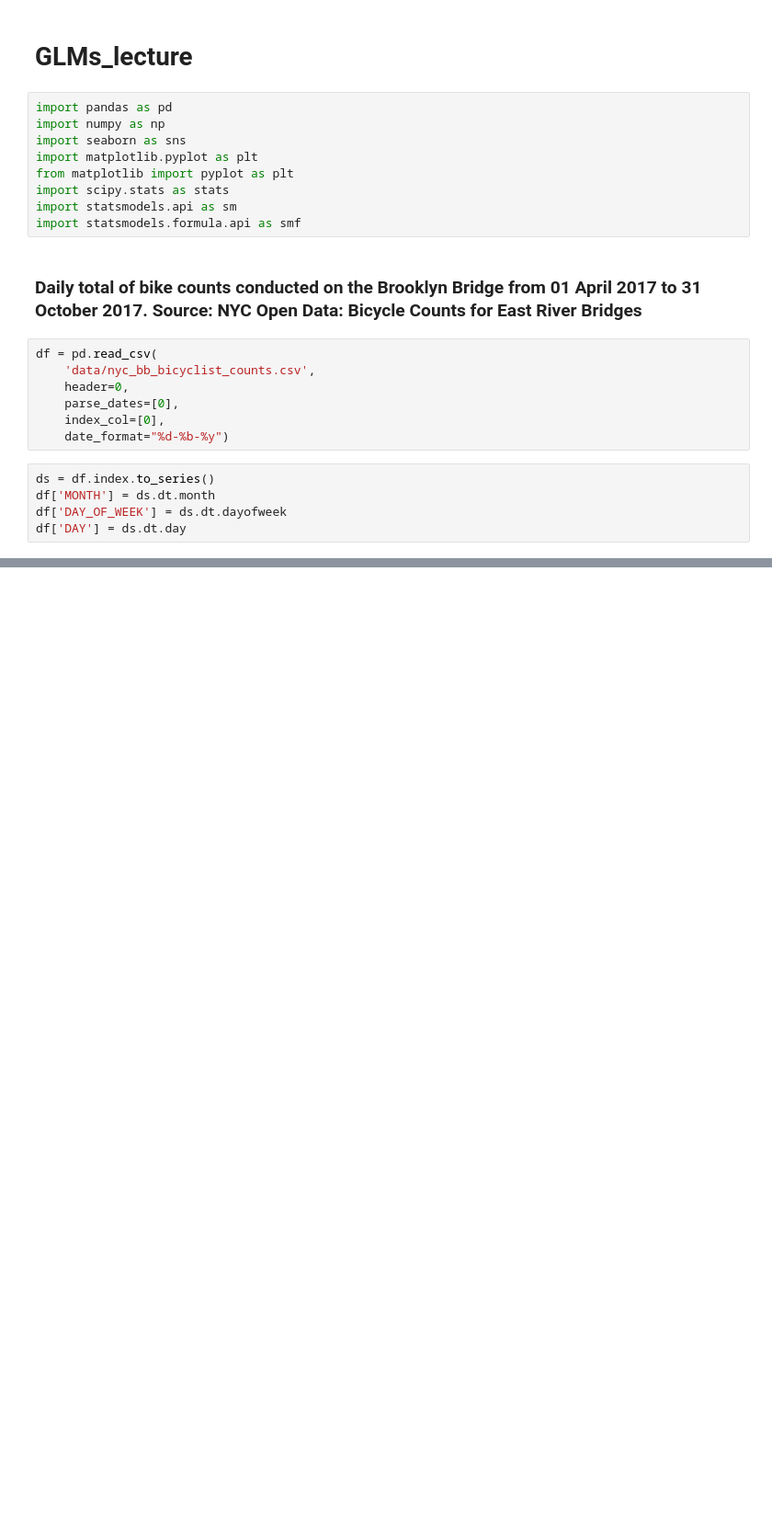
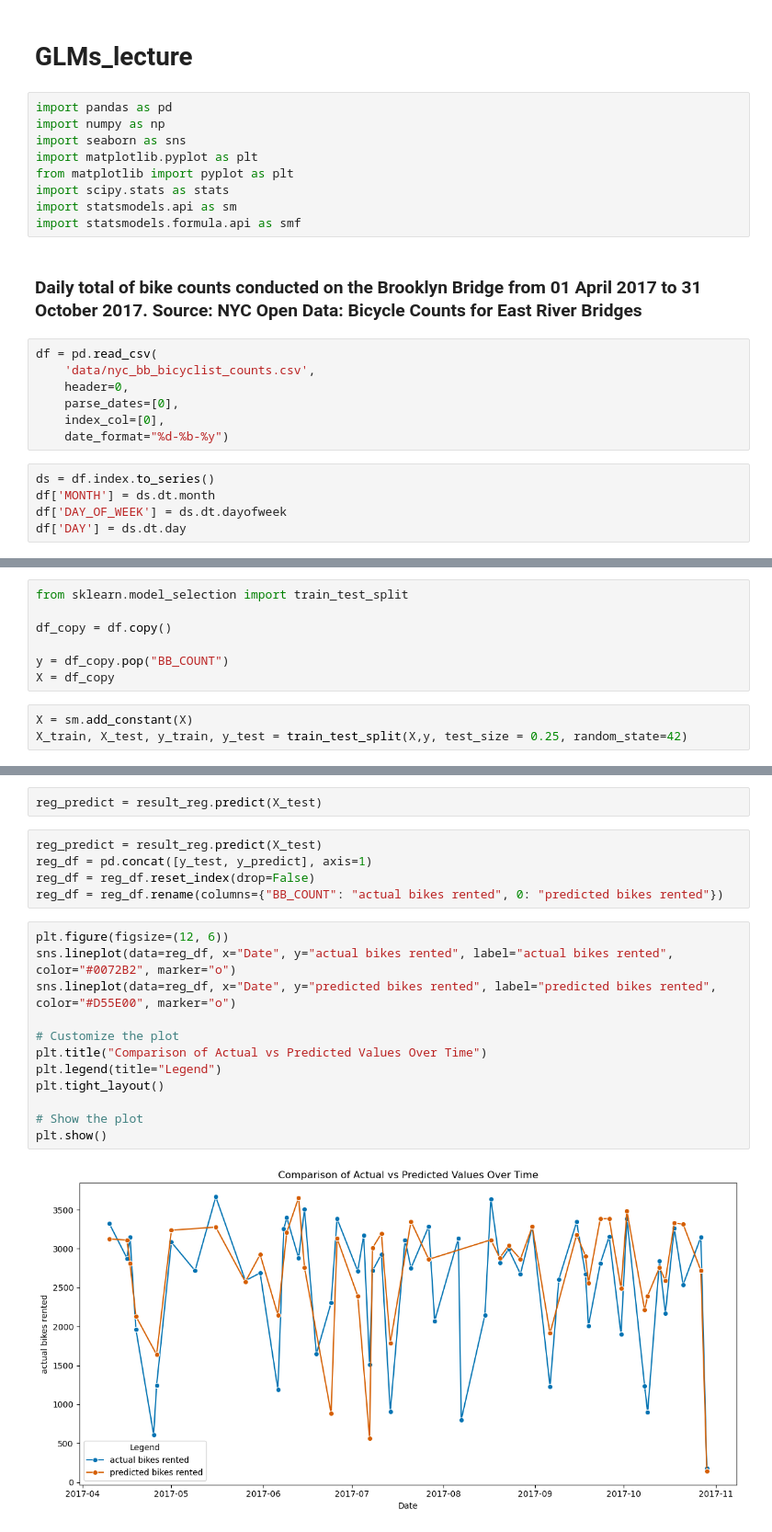
Before and after one commit to datagus/myfirstcode, a Jupyter notebook: GMLs_lecture.ipynb, the cells around one changed output, grey strips where cells are left out. Shown at 92% size. Saved outputs shown, nothing was run; the diff lists cells and outputs as text; blank space fills up the shorter version.

```diff
--- a/GMLs_lecture.ipynb
+++ b/GMLs_lecture.ipynb
@@ -27,0 +28,10 @@ df['DAY'] = ds.dt.day
+# %%
+from sklearn.model_selection import train_test_split
+
+df_copy = df.copy()
+
+y = df_copy.pop("BB_COUNT")
+X = df_copy
+# %%
+X = sm.add_constant(X)
+X_train, X_test, y_train, y_test = train_test_split(X,y, test_size = 0.25, random_state=42)
@@ -27,0 +63,21 @@ df['DAY'] = ds.dt.day
+# %%
+reg_predict = result_reg.predict(X_test)
+# %%
+reg_predict = result_reg.predict(X_test)
+reg_df = pd.concat([y_test, y_predict], axis=1)
+reg_df = reg_df.reset_index(drop=False)
+reg_df = reg_df.rename(columns={"BB_COUNT": "actual bikes rented", 0: "predicted bikes rented"})
+# %%
+plt.figure(figsize=(12, 6))
+sns.lineplot(data=reg_df, x="Date", y="actual bikes rented", label="actual bikes rented", color="#0072B2", marker="o")
+sns.lineplot(data=reg_df, x="Date", y="predicted bikes rented", label="predicted bikes rented", color="#D55E00", marker="o")
+
+# Customize the plot
+plt.title("Comparison of Actual vs Predicted Values Over Time")
+plt.legend(title="Legend")
+plt.tight_layout()
+
+# Show the plot
+plt.show()
+# %% [output]
+[figure, added]
```
Also changed, not shown: parts of 16 cells of this notebook.
